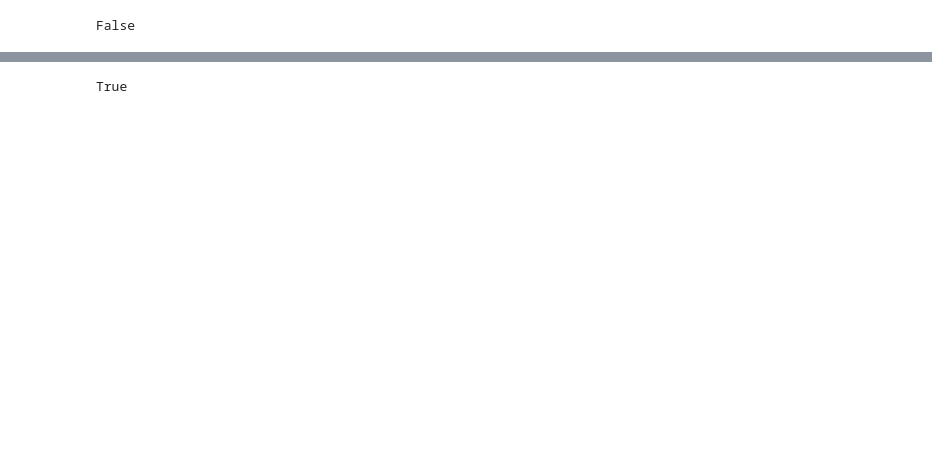
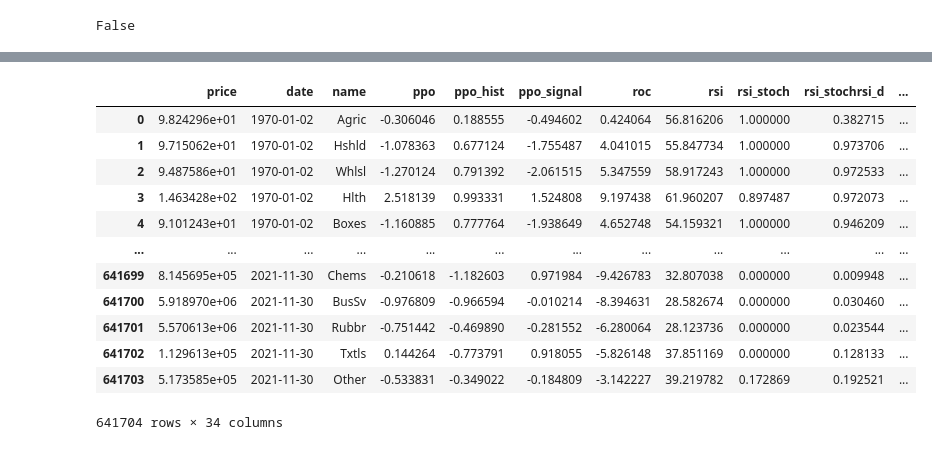
Before and after one commit to kruthof/refinda, a Jupyter notebook: eda.ipynb, the cells around one changed output, grey strips where cells are left out. Cells and saved outputs as stored; diff of their text form; code cells hidden in the pictures; blank space fills up the shorter version.

Commit message:
included tests in main function

```diff
--- a/eda.ipynb
+++ b/eda.ipynb
@@ -244,6 +219,42 @@ for portf in portfolios:
-# %%
-df = df[df['Date']>'1970-01-01'].sort_values(by="Date").reset_index()
-df = df.iloc[:,1:]
+# %%
+def generate_indicators_closedPrices(data,companies,date='Date'):
+    '''
+    Function applied in indicators_tech_closePriceOnly function to French dataset. Prices
+    in the original dataset are stored using portfolio name, e.g. 'Smoke' = 1,0.5,...
+
+    @param data dataframe with price vector with name E companies.
+    @param companies list names of portfolios
+    @param date str name of date variable in data
+
+    return df dataframe featuring all
+    '''
+
+    #init empty dataframe
+    df = None
+
+    for symbol in companies:
+        if df is None:
+            df = indicators_tech_closePriceOnly(data[symbol],data[date],name=symbol)
+        else:
+            df = df.append(indicators_tech_closePriceOnly(data[symbol],data[date],name=symbol))
+
+
+    #subset data no older then 1970, as only then all indicators feature non-NAN values
+    df = df[(df['date']>'1970-01-01' )& (df['date']<='2021-11-30' )].sort_values(by="date").reset_index()
+    df = df.iloc[:,1:]
+
+    if int(np.mean(df.price)) != 263697:
+        raise NameError('Error 001: dataset versions do not match')
+        #return None
+
+    if df.iloc[1:].isnull().values.any():
+        raise NameError('Error 002: Unexpected NA values!')
+
+
+    return df
+# %%
+portfolios = data.iloc[:,1:data.shape[1]-1].columns
+df = generate_indicators_closedPrices(data,portfolios)
 # %%
 df.iloc[1:].isnull().values.any()
 # %% [output]
@@ -266,5 +262,16 @@ False
-# %%
-#used for testing if downloaded data are equal to original refida French49 dataset
-int(np.mean(df.price)) == 263697
-# %% [output]
-True
+# %%
+df
+# %% [output]
+|  | price | date | name | ppo | ppo_hist | ppo_signal | roc | rsi | rsi_stoch | rsi_stochrsi_d | ... |
+| 0 | 9.824296e+01 | 1970-01-02 | Agric | -0.306046 | 0.188555 | -0.494602 | 0.424064 | 56.816206 | 1.000000 | 0.382715 | ... |
+| 1 | 9.715062e+01 | 1970-01-02 | Hshld | -1.078363 | 0.677124 | -1.755487 | 4.041015 | 55.847734 | 1.000000 | 0.973706 | ... |
+| 2 | 9.487586e+01 | 1970-01-02 | Whlsl | -1.270124 | 0.791392 | -2.061515 | 5.347559 | 58.917243 | 1.000000 | 0.972533 | ... |
+| 3 | 1.463428e+02 | 1970-01-02 | Hlth | 2.518139 | 0.993331 | 1.524808 | 9.197438 | 61.960207 | 0.897487 | 0.972073 | ... |
+| 4 | 9.101243e+01 | 1970-01-02 | Boxes | -1.160885 | 0.777764 | -1.938649 | 4.652748 | 54.159321 | 1.000000 | 0.946209 | ... |
+| ... | ... | ... | ... | ... | ... | ... | ... | ... | ... | ... | ... |
+| 641699 | 8.145695e+05 | 2021-11-30 | Chems | -0.210618 | -1.182603 | 0.971984 | -9.426783 | 32.807038 | 0.000000 | 0.009948 | ... |
+| 641700 | 5.918970e+06 | 2021-11-30 | BusSv | -0.976809 | -0.966594 | -0.010214 | -8.394631 | 28.582674 | 0.000000 | 0.030460 | ... |
+| 641701 | 5.570613e+06 | 2021-11-30 | Rubbr | -0.751442 | -0.469890 | -0.281552 | -6.280064 | 28.123736 | 0.000000 | 0.023544 | ... |
+| 641702 | 1.129613e+05 | 2021-11-30 | Txtls | 0.144264 | -0.773791 | 0.918055 | -5.826148 | 37.851169 | 0.000000 | 0.128133 | ... |
+| 641703 | 5.173585e+05 | 2021-11-30 | Other | -0.533831 | -0.349022 | -0.184809 | -3.142227 | 39.219782 | 0.172869 | 0.192521 | ... |
+641704 rows × 34 columns
```
Also changed, not shown: parts of 10 cells of this notebook.
